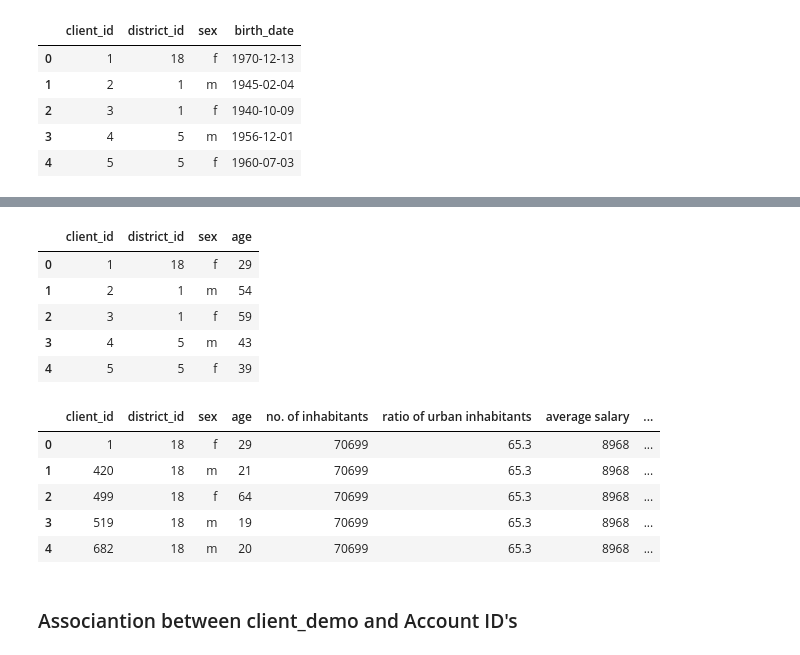
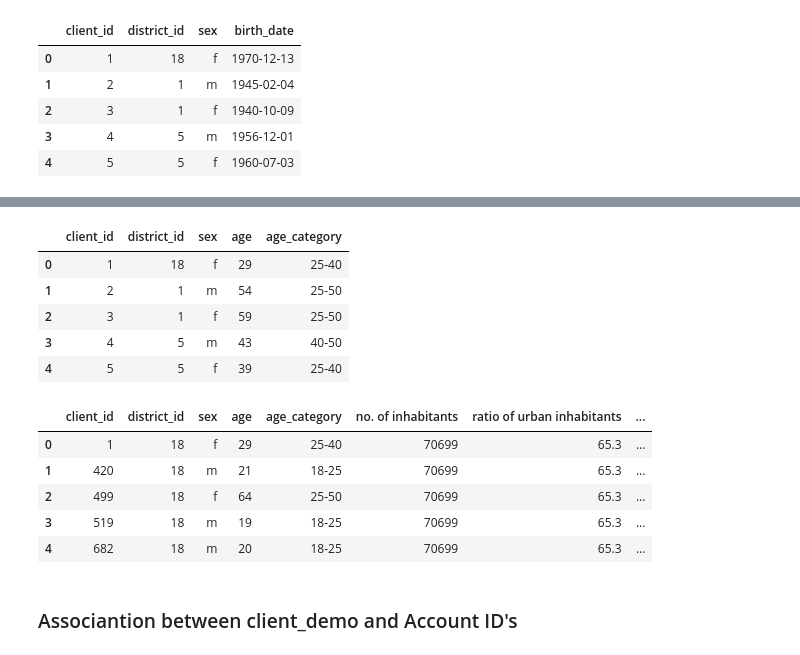
Before and after one commit to pipe-01/AC, a Jupyter notebook: client2.ipynb, the cells around one changed output, grey strips where cells are left out. Saved outputs shown, nothing was run; the diff lists cells and outputs as text; code cells hidden in the pictures.

Commit message:
Age category

```diff
--- a/client2.ipynb
+++ b/client2.ipynb
@@ -3,7 +3,7 @@ import pandas as pd
 import numpy as np
 from datetime import date
 # %%
-client = pd.read_csv("data_tratada/client.csv", sep=",", na_values=["?"])
+client = pd.read_csv("dados_tratados/client.csv", sep=",", na_values=["?"])
 client.head()
 # %% [output]
 |  | client_id | district_id | sex | birth_date |
@@ -20,3 +20,21 @@ def getAge(row):
     return collected_date.year - date.year - ((collected_date.month, collected_date.day) < (date.month, date.day))
 # %%
 client['age'] = client.apply(lambda x : getAge(x), axis=1)
+# %%
+def getAgeCaterory(row):
+        age = row['age']
+        if age <18:
+            return "-18"
+        elif age >= 18 and age <= 25:
+            return "18-25"
+        elif age > 25 and age <= 40:
+            return "25-40"
+        elif age > 40 and age <= 50:
+            return "40-50"
+        elif age > 50 and age <= 65:
+            return "25-50"
+        else:
+            return ">65"
+# %%
+client['age_category'] = client.apply(lambda x : getAgeCaterory(x), axis=1)
+client.head()
@@ -24,23 +58,23 @@ client['age'] = client.apply(lambda x : getAge(x), axis=1)
 client = client.drop(client.columns[[3]], axis=1)
 client.head()
 # %% [output]
-|  | client_id | district_id | sex | age |
-| 0 | 1 | 18 | f | 29 |
-| 1 | 2 | 1 | m | 54 |
-| 2 | 3 | 1 | f | 59 |
-| 3 | 4 | 5 | m | 43 |
-| 4 | 5 | 5 | f | 39 |
+|  | client_id | district_id | sex | age | age_category |
+| 0 | 1 | 18 | f | 29 | 25-40 |
+| 1 | 2 | 1 | m | 54 | 25-50 |
+| 2 | 3 | 1 | f | 59 | 25-50 |
+| 3 | 4 | 5 | m | 43 | 40-50 |
+| 4 | 5 | 5 | f | 39 | 25-40 |
 # %%
-demographics = pd.read_csv("data_tratada/demographics.csv", sep=",", header=0)
+demographics = pd.read_csv("dados_tratados/demographics.csv", sep=",", header=0)
 demographics = demographics.rename(columns={"code" : "district_id"})
 client_demographics = pd.merge(client, demographics, on="district_id")
 client_demographics.head()
 # %% [output]
-|  | client_id | district_id | sex | age | no. of inhabitants | ratio of urban inhabitants | average salary | ... |
-| 0 | 1 | 18 | f | 29 | 70699 | 65.3 | 8968 | ... |
-| 1 | 420 | 18 | m | 21 | 70699 | 65.3 | 8968 | ... |
-| 2 | 499 | 18 | f | 64 | 70699 | 65.3 | 8968 | ... |
-| 3 | 519 | 18 | m | 19 | 70699 | 65.3 | 8968 | ... |
-| 4 | 682 | 18 | m | 20 | 70699 | 65.3 | 8968 | ... |
+|  | client_id | district_id | sex | age | age_category | no. of inhabitants | ratio of urban inhabitants | ... |
+| 0 | 1 | 18 | f | 29 | 25-40 | 70699 | 65.3 | ... |
+| 1 | 420 | 18 | m | 21 | 18-25 | 70699 | 65.3 | ... |
+| 2 | 499 | 18 | f | 64 | 25-50 | 70699 | 65.3 | ... |
+| 3 | 519 | 18 | m | 19 | 18-25 | 70699 | 65.3 | ... |
+| 4 | 682 | 18 | m | 20 | 18-25 | 70699 | 65.3 | ... |
 # %%
 client_demographics = client_demographics.sort_values(by=['client_id'])
```
Also changed, not shown: parts of 7 cells of this notebook.
